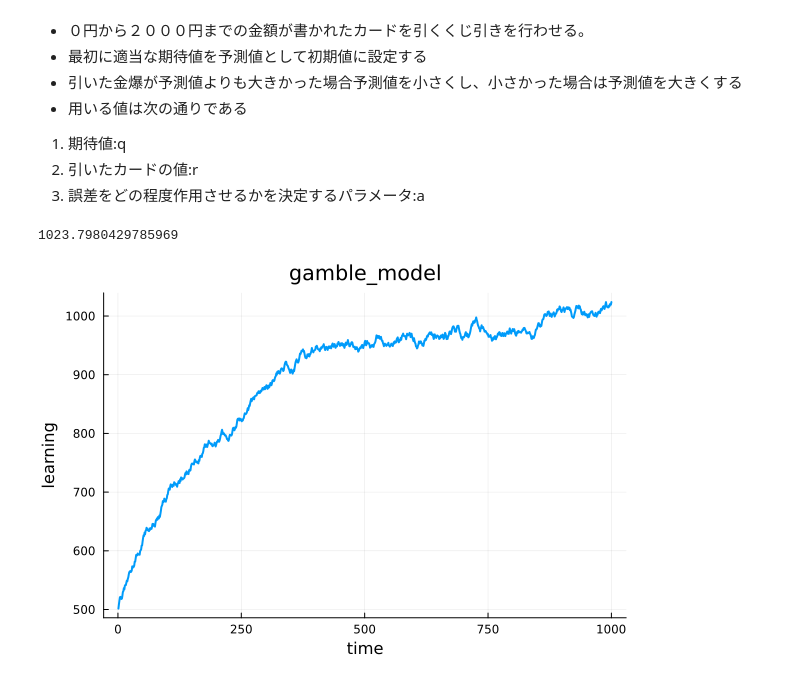
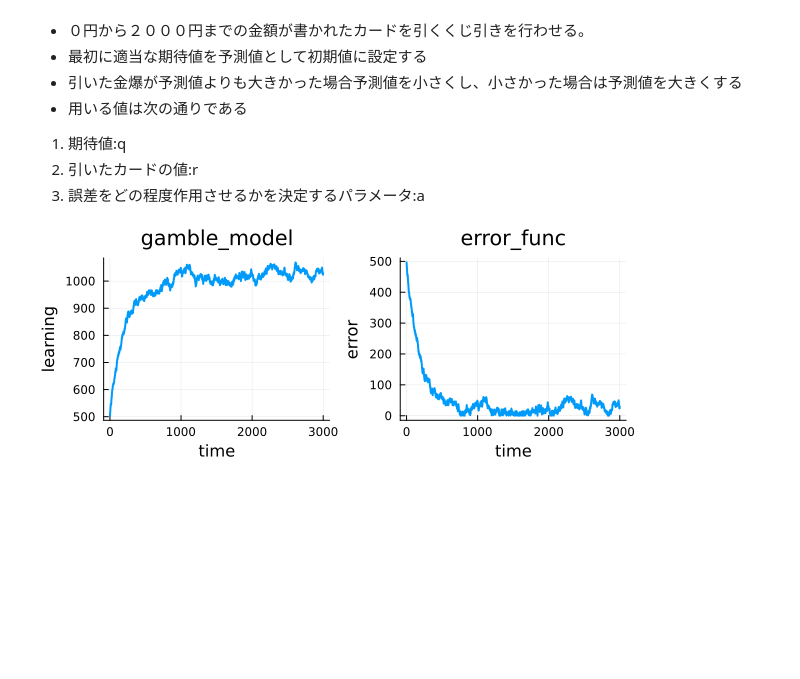
Before and after one commit to formylearningservice-eng/Mathematical-Model, a Jupyter notebook: physical_chemistry.ipynb, the cells around one changed output. Drawn from its saved outputs; the diff is of its cells as text; code cells hidden in the pictures.

```diff
--- a/physical_chemistry.ipynb
+++ b/physical_chemistry.ipynb
@@ -312,37 +312,51 @@ plot(d, sum,
 # ギャンブル課題の実装（強化学習）（コスト０なのでギャンブルではない）
 using Plots
 using Random
 
 q1 = 500
-learning = zeros(1000)
-time = zeros(1000)
+learning = zeros(3000)
+time = zeros(3000)
+error_func = zeros(3000)
 
 # １．パラメータ設定
 const a = 0.005
-      c = 500 # コスト
+      c = 1000 # 真の期待値
 
 # ２．学習用の関数を設定
 function f(r, q1)
     q2 = a * (r - q1) + q1
     return q2
 end
 
 # ３．学習の試行
 i = 1
 for i in eachindex(learning)
     r = rand(1:2000)
     time[i] = i
     learning[i] = f(r, q1)
     q1 = f(r, q1)
+    error_func[i] = learning[i] - c
+    if error_func[i] < 0
+        error_func[i] = error_func[i] * (-1)
+    end
 end
-print(learning[1000])
+
 # 5. 可視化
-plot(time, learning,
+p1 = plot(time, learning,
      xlabel = "time",
      ylabel = "learning",
      title = "gamble_model",
      legend = false,
      linewidth = 2)
+
+# ６．誤差関数の可視化
+p2 = plot(time, error_func,
+     xlabel = "time",
+     ylabel = "error",
+     title = "error_func",
+     legend = false,
+     linewidth = 2)
+
+plot(p1, p2, layout = (2, 2))
 # %% [output]
-1023.7980429785969
-[figure, old version]
+[figure, new version]
```
